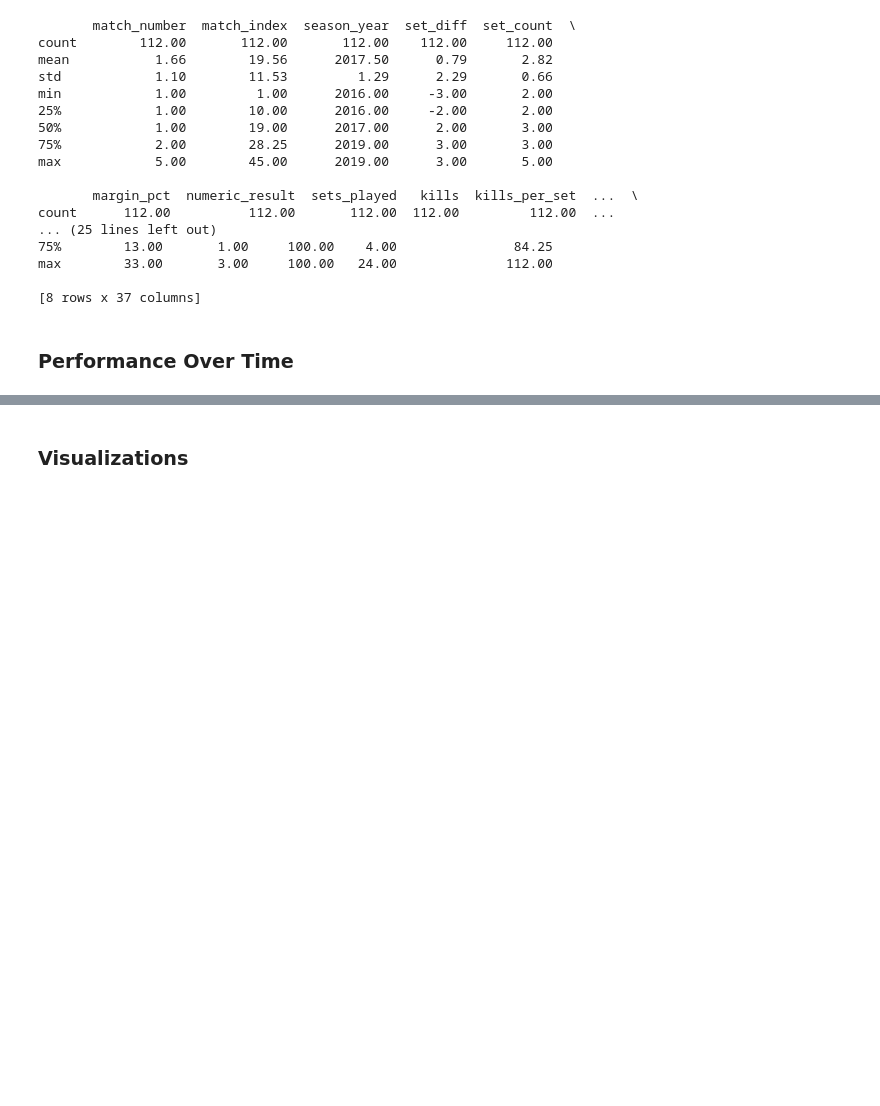
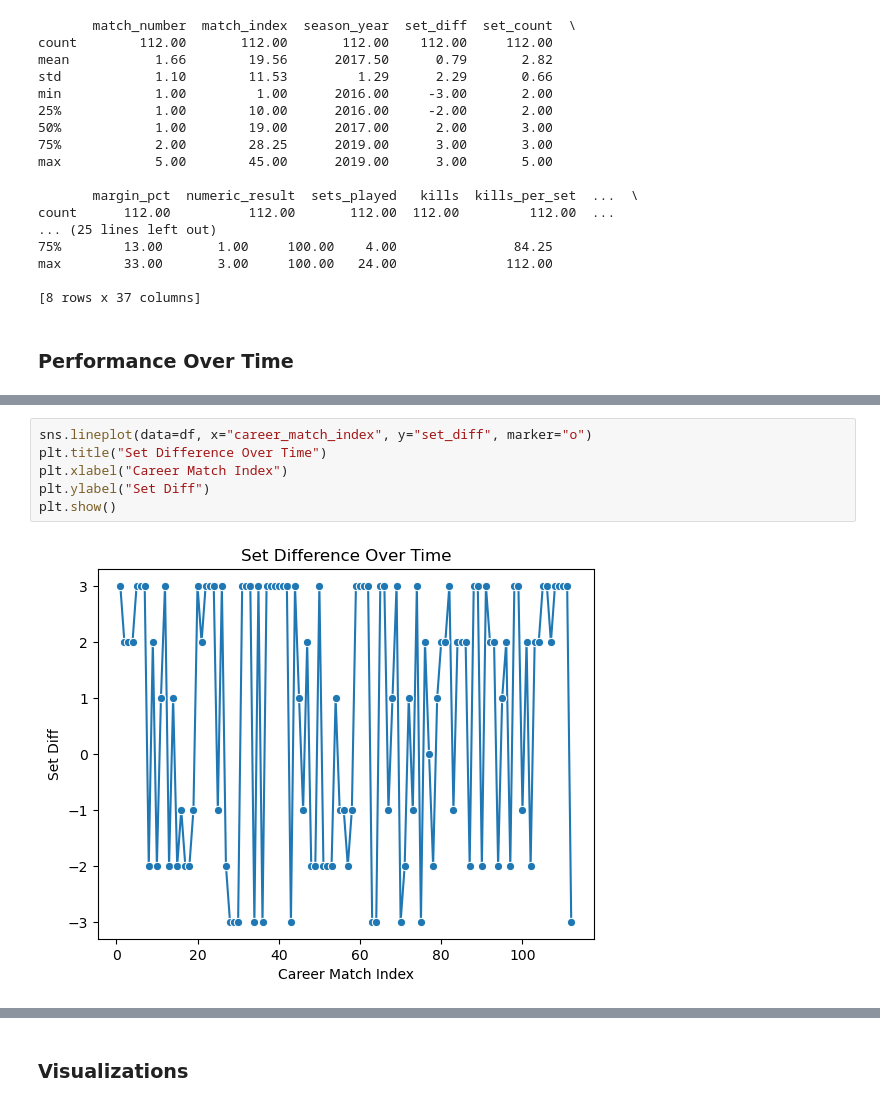
Before and after one commit to drblitx/jr-yr-stats, a Jupyter notebook: notebooks/eda.ipynb, the cells around one changed output, grey strips where cells are left out. Cells and saved outputs as stored; diff of their text form; blank space fills up the shorter version.

```diff
--- a/notebooks/eda.ipynb
+++ b/notebooks/eda.ipynb
@@ -71,0 +108,8 @@ max        33.00       3.00     100.00   24.00              112.00
+# %%
+sns.lineplot(data=df, x="career_match_index", y="set_diff", marker="o")
+plt.title("Set Difference Over Time")
+plt.xlabel("Career Match Index")
+plt.ylabel("Set Diff")
+plt.show()
+# %% [output]
+[figure, added]
```
Also changed, not shown: parts of 9 cells of this notebook.
